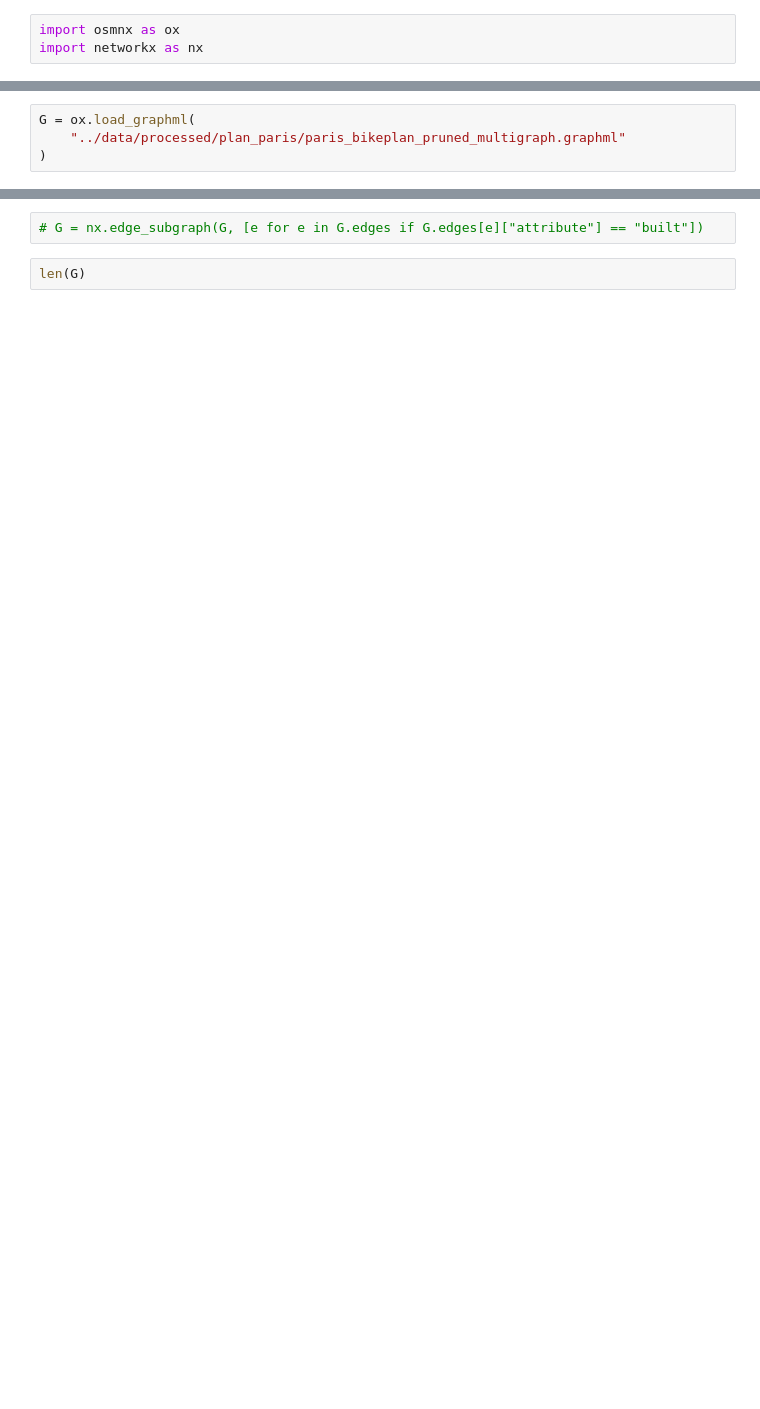
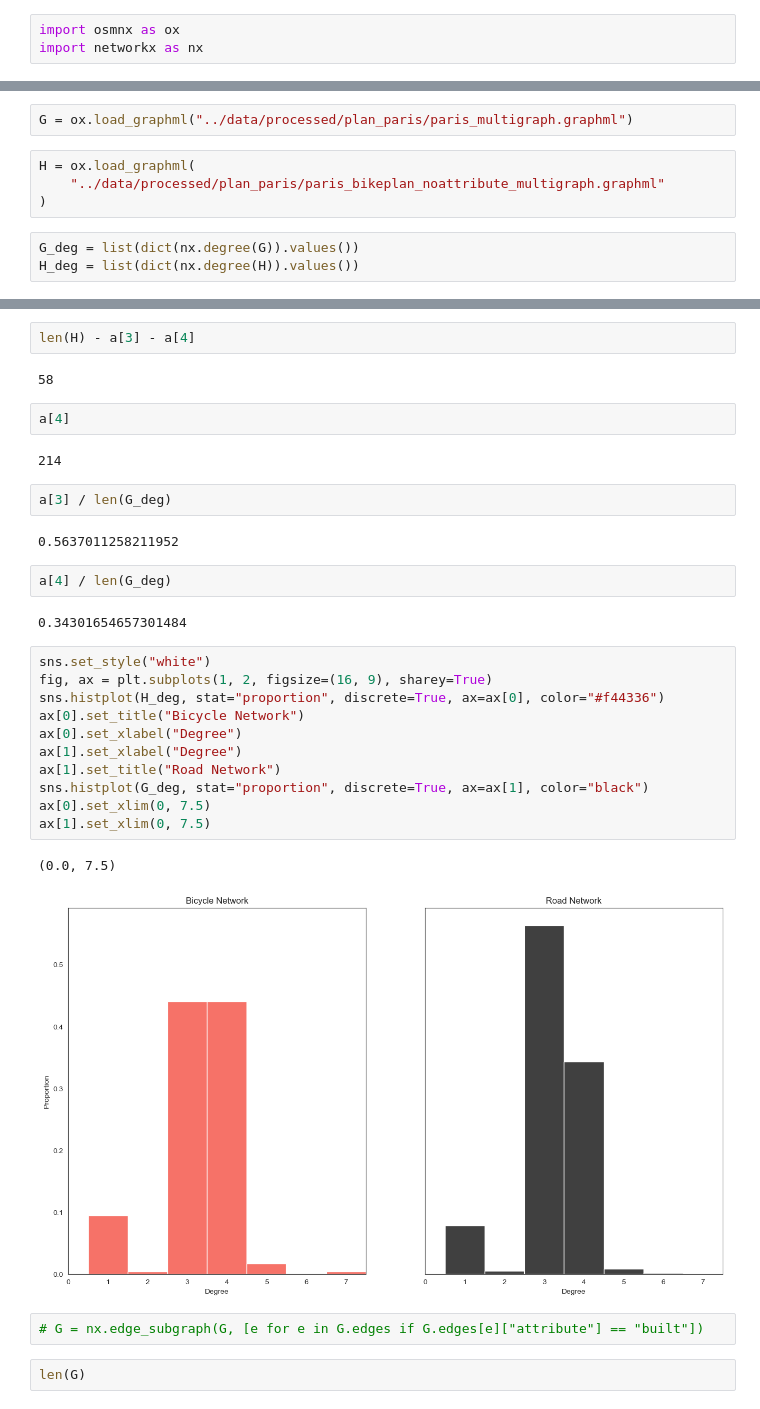
Before and after one commit to csebastiao/orderbike, a Jupyter notebook: notebooks/explore_paris_bikeplan.ipynb, the cells around one changed output, grey strips where cells are left out. Drawn from its saved outputs; the diff is of its cells as text; blank space fills up the shorter version.

Commit message:
Finish paris prune plan growth strategy

```diff
--- a/notebooks/explore_paris_bikeplan.ipynb
+++ b/notebooks/explore_paris_bikeplan.ipynb
@@ -4,4 +11,9 @@ import networkx as nx
 # %%
-G = ox.load_graphml(
-    "../data/processed/plan_paris/paris_bikeplan_pruned_multigraph.graphml"
-)
+G = ox.load_graphml("../data/processed/plan_paris/paris_multigraph.graphml")
+# %%
+H = ox.load_graphml(
+    "../data/processed/plan_paris/paris_bikeplan_noattribute_multigraph.graphml"
+)
+# %%
+G_deg = list(dict(nx.degree(G)).values())
+H_deg = list(dict(nx.degree(H)).values())
@@ -8,3 +48,33 @@ G = ox.load_graphml(
+# %%
+len(H) - a[3] - a[4]
+# %% [output]
+58
+# %%
+a[4]
+# %% [output]
+214
+# %%
+a[3] / len(G_deg)
+# %% [output]
+0.5637011258211952
+# %%
+a[4] / len(G_deg)
+# %% [output]
+0.34301654657301484
+# %%
+sns.set_style("white")
+fig, ax = plt.subplots(1, 2, figsize=(16, 9), sharey=True)
+sns.histplot(H_deg, stat="proportion", discrete=True, ax=ax[0], color="#f44336")
+ax[0].set_title("Bicycle Network")
+ax[0].set_xlabel("Degree")
+ax[1].set_xlabel("Degree")
+ax[1].set_title("Road Network")
+sns.histplot(G_deg, stat="proportion", discrete=True, ax=ax[1], color="black")
+ax[0].set_xlim(0, 7.5)
+ax[1].set_xlim(0, 7.5)
+# %% [output]
+(0.0, 7.5)
+[figure, added]
 # %%
 # G = nx.edge_subgraph(G, [e for e in G.edges if G.edges[e]["attribute"] == "built"])
 # %%
```
Also changed, not shown: parts of 18 cells of this notebook, 8 other files.
